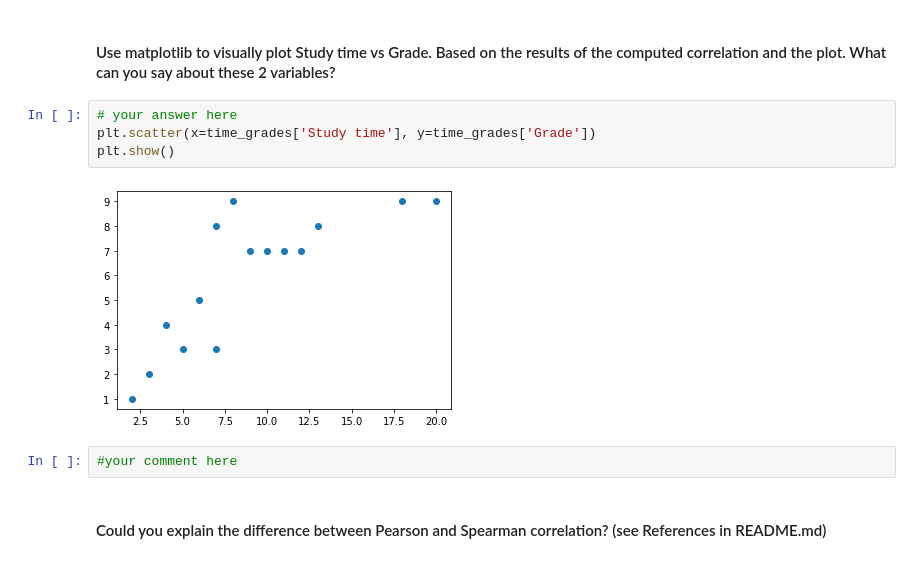
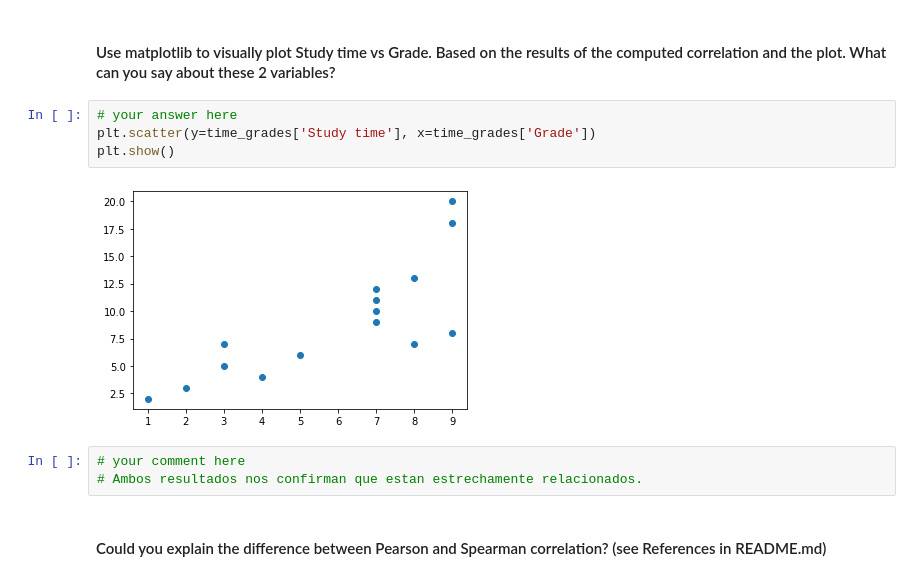
Before and after one commit to Data-FT-MX/lab-pivot-table-and-correlation, a Jupyter notebook: your_code/main.ipynb, the cells around one changed output. Cells and saved outputs as stored; diff of their text form.

```diff
--- a/your_code/main.ipynb
+++ b/your_code/main.ipynb
@@ -343,12 +351,13 @@ time_grades['Study time'].corr(time_grades['Grade'], method='spearman')
 #### Use matplotlib to visually plot Study time vs Grade. Based on the results of the computed correlation and the plot. What can you say about these 2 variables?
 # %%
 # your answer here
-plt.scatter(x=time_grades['Study time'], y=time_grades['Grade'])
+plt.scatter(y=time_grades['Study time'], x=time_grades['Grade'])
 plt.show()
 # %% [output]
-[figure, old version]
+[figure, new version]
 # %%
-#your comment here
+# your comment here
+# Ambos resultados nos confirman que estan estrechamente relacionados.
 # %% [markdown]
 #### Could you explain the difference between Pearson and Spearman correlation? (see References in README.md)
 # %%
```
Also changed, not shown: parts of 11 cells of this notebook.
